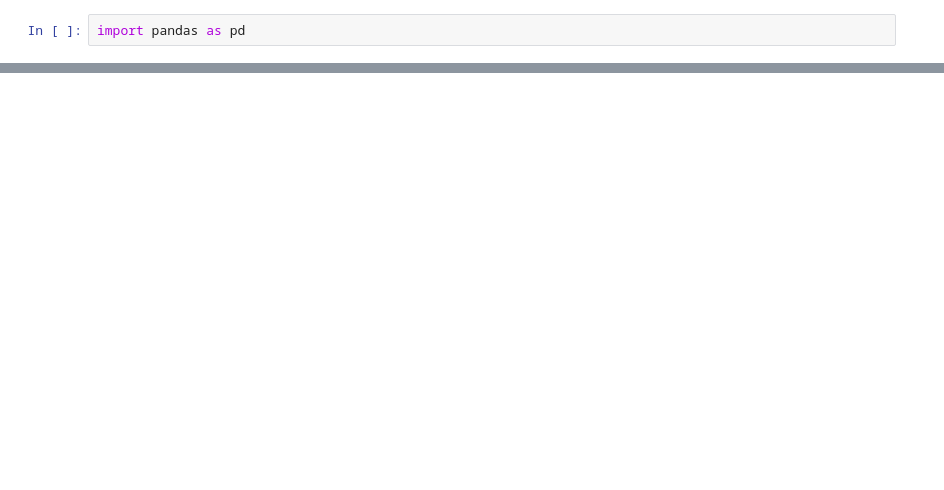
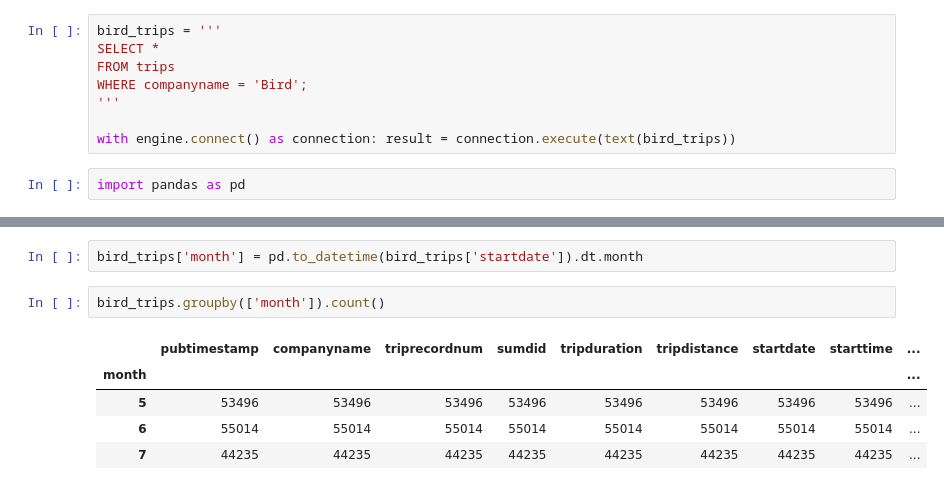
Before and after one commit to NSS-Full-Time-Data-Analytics-11/nashville-scooters-patches, a Jupyter notebook: notebooks/EDA_scooters.ipynb, the cells around one changed output, grey strips where cells are left out. Drawn from its saved outputs; the diff is of its cells as text; blank space fills up the shorter version.

```diff
--- a/notebooks/EDA_scooters.ipynb
+++ b/notebooks/EDA_scooters.ipynb
@@ -22,3 +20,11 @@ result.fetchone()
+# %%
+bird_trips = '''
+SELECT *
+FROM trips
+WHERE companyname = 'Bird';
+'''
+
+with engine.connect() as connection: result = connection.execute(text(bird_trips))
 # %%
 import pandas as pd
 # %%
@@ -44,0 +68,10 @@ dtype: int64
+# %%
+bird_trips['month'] = pd.to_datetime(bird_trips['startdate']).dt.month
+# %%
+bird_trips.groupby(['month']).count()
+# %% [output]
+|  | pubtimestamp | companyname | triprecordnum | sumdid | tripduration | tripdistance | startdate | starttime | ... |
+| month |  |  |  |  |  |  |  |  | ... |
+| 5 | 53496 | 53496 | 53496 | 53496 | 53496 | 53496 | 53496 | 53496 | ... |
+| 6 | 55014 | 55014 | 55014 | 55014 | 55014 | 55014 | 55014 | 55014 | ... |
+| 7 | 44235 | 44235 | 44235 | 44235 | 44235 | 44235 | 44235 | 44235 | ... |
```
Also changed, not shown: parts of 28 cells of this notebook, 1 other file.
